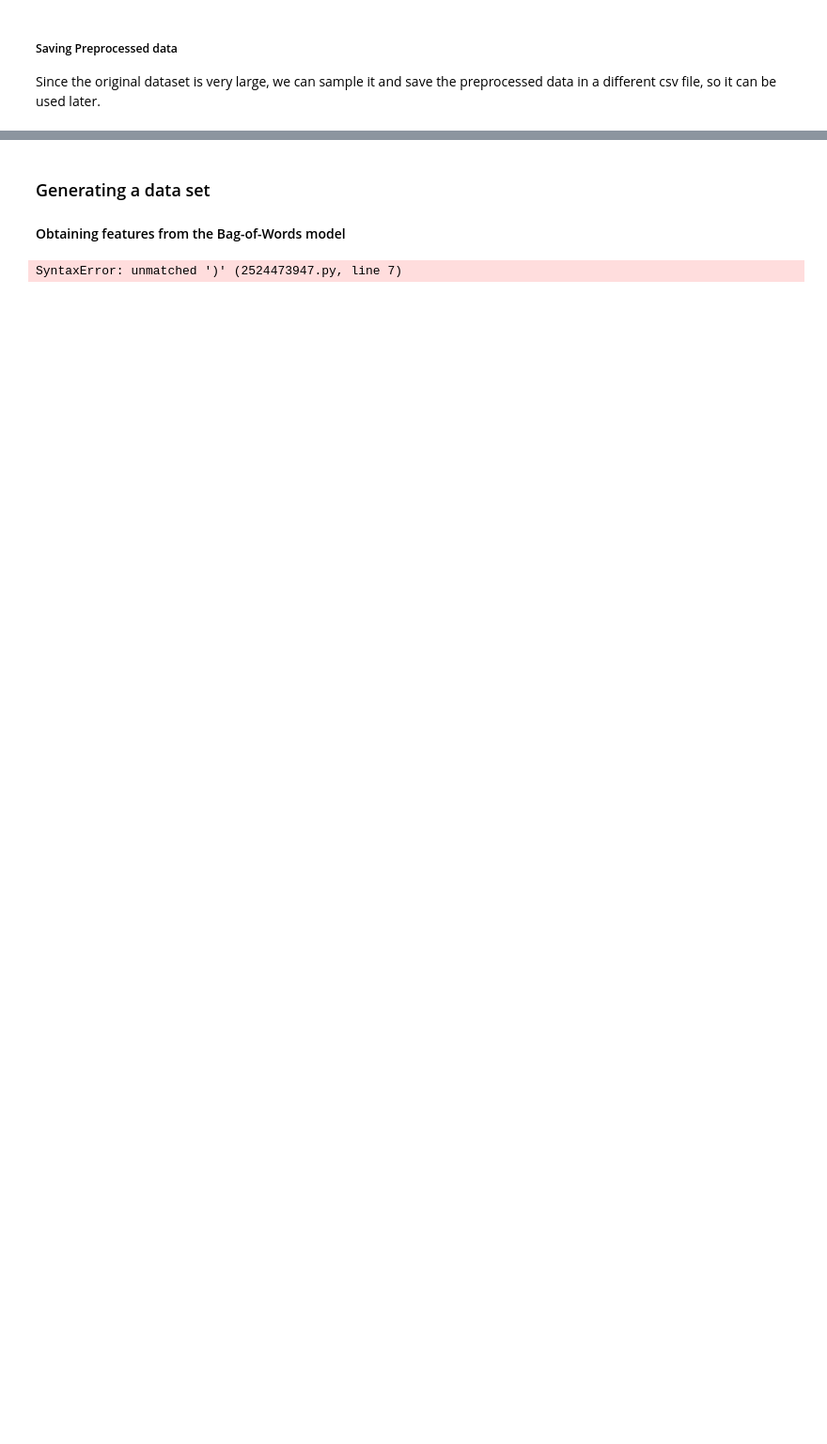
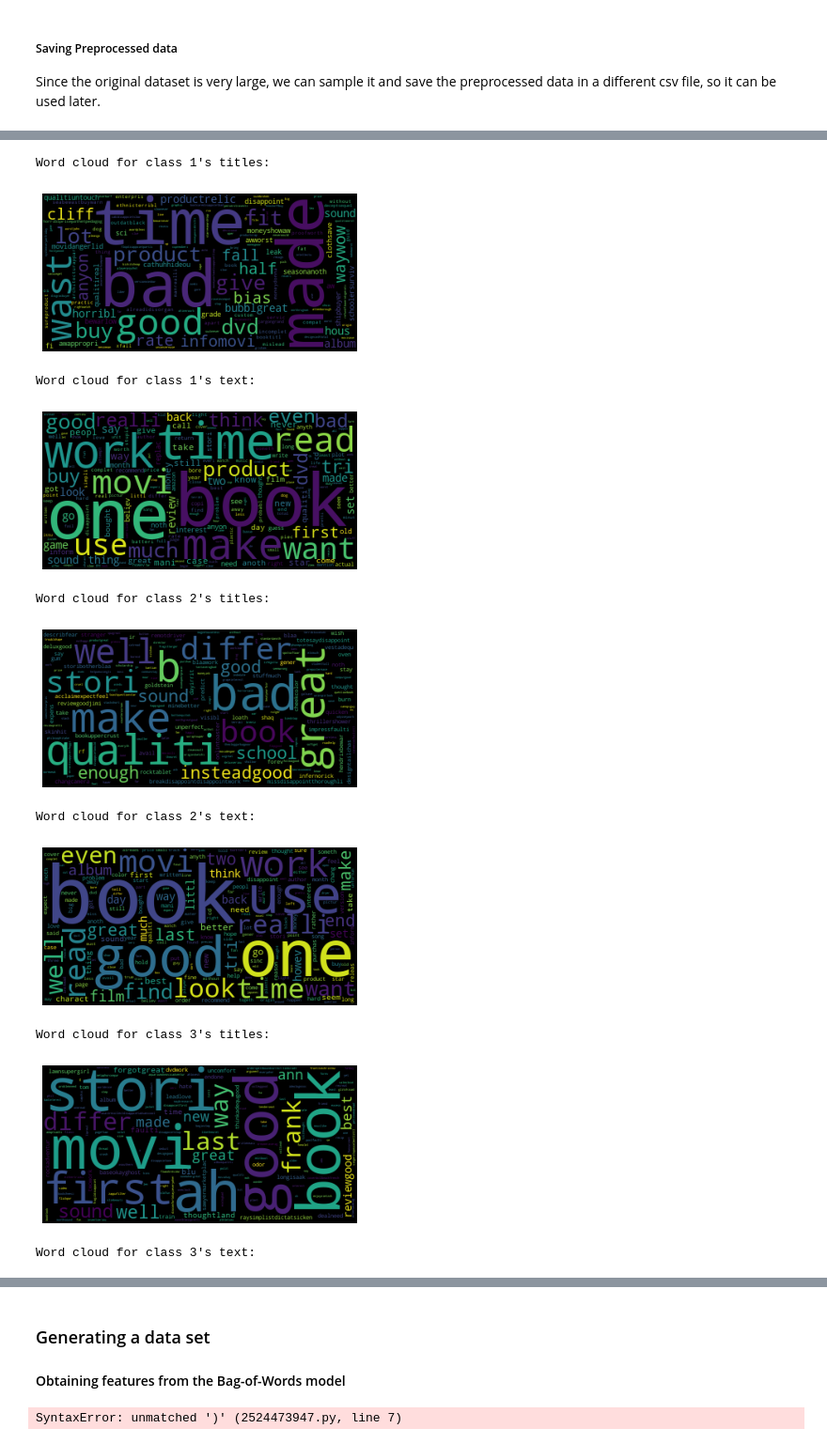
Before and after one commit to BrunoRosendo/feup_iart_proj2, a Jupyter notebook: amazonNLP.ipynb, the cells around one changed output, grey strips where cells are left out. Shown at 94% size. Saved outputs shown, nothing was run; the diff lists cells and outputs as text; code cells hidden in the pictures; blank space fills up the shorter version.

Commit message:
Added wordclouds for all review classes

```diff
--- a/amazonNLP.ipynb
+++ b/amazonNLP.ipynb
@@ -141,0 +143,46 @@ plt.show()
+# %%
+wordsPerClass = {
+    1: ("", ""), # title and text
+    2: ("", ""),
+    3: ("", ""),
+    4: ("", ""),
+    5: ("", ""),
+}
+
+for i in range(len(train)):
+    classId = train['class_index'].values[i]
+    titleWords = train['review_title'].values[i]
+    textWords = train['review_text'].values[i]
+
+    wordsPerClass[classId] = (wordsPerClass[classId][0] + titleWords, wordsPerClass[classId][1] + textWords)
+
+for i in range(1, 6):
+    # Word cloud for class's titles
+    wordcloudTitle = WordCloud().generate(wordsPerClass[i][0])
+    print(f"Word cloud for class {i}'s titles:")
+
+    plt.figure()
+    plt.imshow(wordcloudTitle)
+    plt.axis('off')
+    plt.show()
+
+    # Word cloud for class's text
+    wordcloudText = WordCloud().generate(wordsPerClass[i][1])
+    print(f"Word cloud for class {i}'s text:")
+
+    plt.figure()
+    plt.imshow(wordcloudText)
+    plt.axis('off')
+    plt.show()
+# %% [output]
+Word cloud for class 1's titles:
+[figure, added]
+Word cloud for class 1's text:
+[figure, added]
+Word cloud for class 2's titles:
+[figure, added]
+Word cloud for class 2's text:
+[figure, added]
+Word cloud for class 3's titles:
+[figure, added]
+Word cloud for class 3's text:
```
Also changed, not shown: parts of 11 cells of this notebook, 3 other files.
